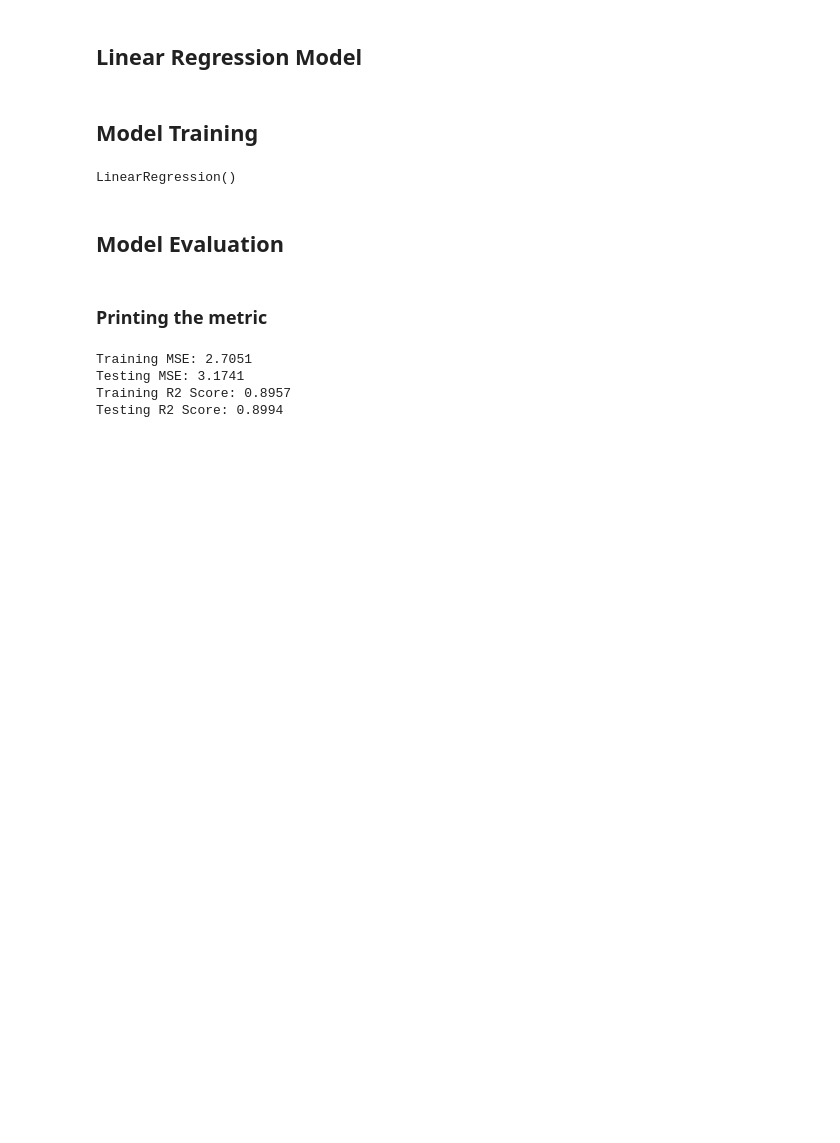
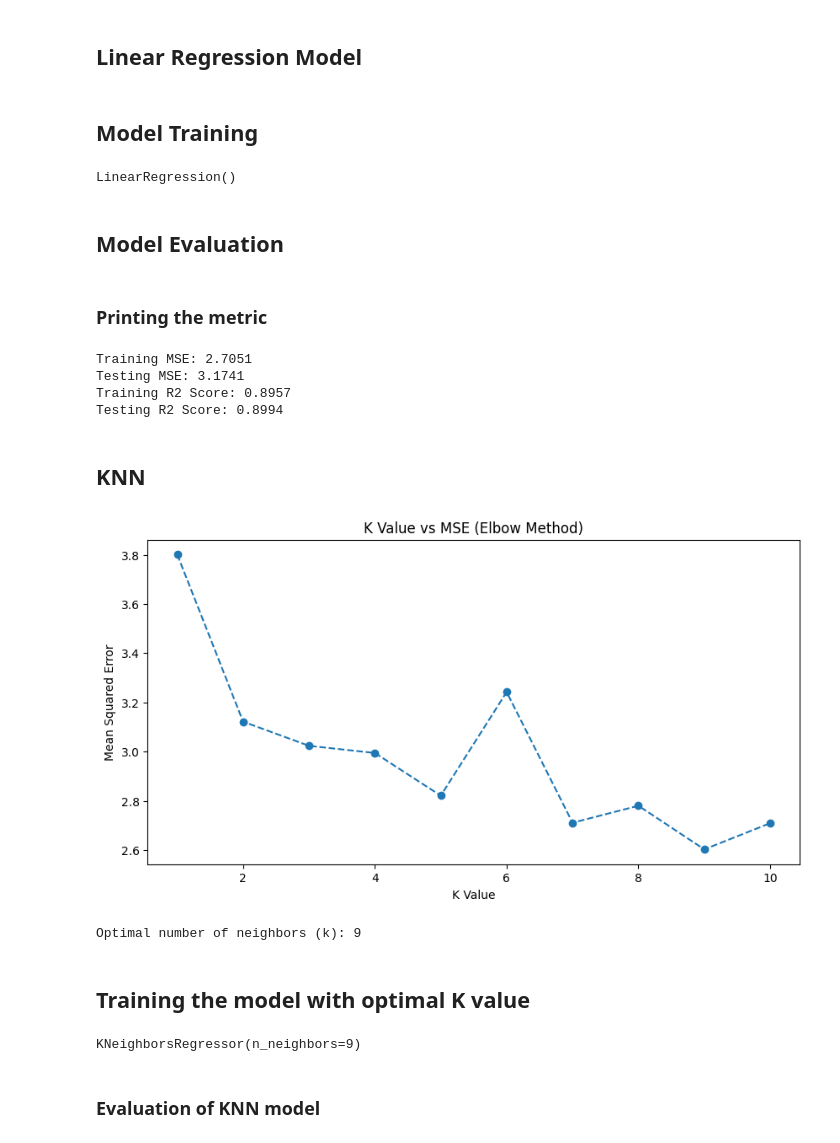
Before and after one commit to Megha211/OIBSIP, a Jupyter notebook: sales_prediction.ipynb, the cells around one changed output. Saved outputs shown, nothing was run; the diff lists cells and outputs as text; code cells hidden in the pictures; blank space fills up the shorter version.

```diff
--- a/sales_prediction.ipynb
+++ b/sales_prediction.ipynb
@@ -248,3 +251,38 @@ Training MSE: 2.7051
 Testing MSE: 3.1741
 Training R2 Score: 0.8957
 Testing R2 Score: 0.8994
+# %% [markdown]
+## KNN
+# %%
+mse_values, r2_values= [], []
+max_neighbor= 10
+for k in range (1,max_neighbor+1):
+    knn= KNeighborsRegressor(n_neighbors=k)
+    knn.fit(x_train, y_train)
+    y_pred= knn.predict(x_test)
+
+    mse_values.append(mean_squared_error(y_test, y_pred))
+    r2_values.append(r2_score(y_test, y_pred))
+
+plt.figure(figsize=(10,5))
+plt.plot(range(1,max_neighbor+1), mse_values, marker='o', linestyle='dashed')
+plt.title('K Value vs MSE (Elbow Method)')
+plt.xlabel('K Value')
+plt.ylabel('Mean Squared Error')
+plt.show()
+# %% [output]
+[figure, added]
+# %%
+optimal_k = mse_values.index(min(mse_values)) + 1
+print(f"Optimal number of neighbors (k): {optimal_k}")
+# %% [output]
+Optimal number of neighbors (k): 9
+# %% [markdown]
+## Training the model with optimal K value
+# %%
+knn = KNeighborsRegressor(n_neighbors=optimal_k)
+knn.fit(x_train, y_train)
+# %% [output]
+KNeighborsRegressor(n_neighbors=9)
+# %% [markdown]
+### Evaluation of KNN model
```
Also changed, not shown: parts of 19 cells of this notebook.
